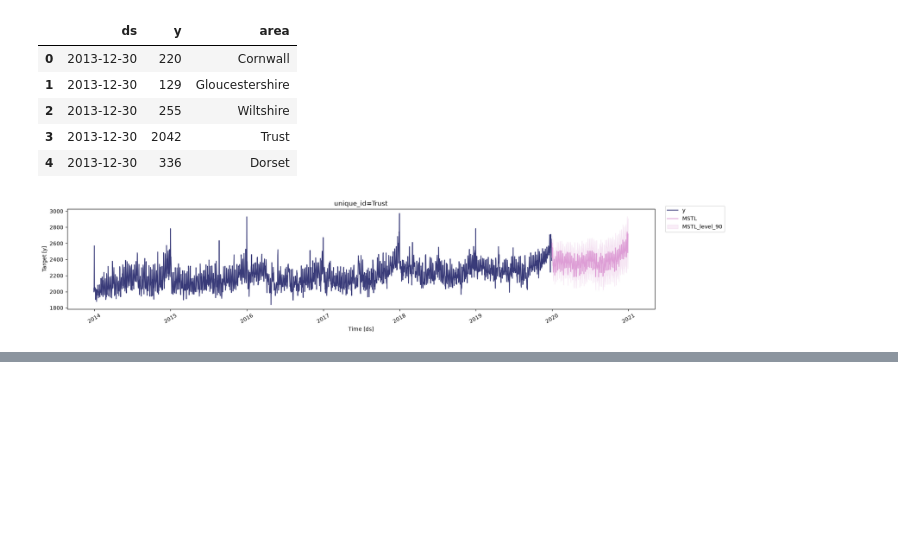
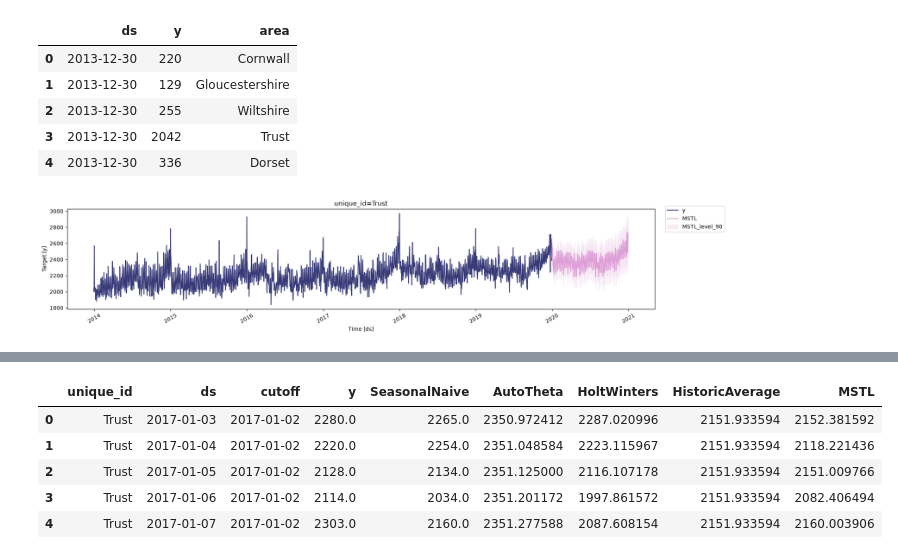
Before and after one commit to ambmodels/ambforecast-intern, a Jupyter notebook: statsforecast_ambulanceresponse.ipynb, the cells around one changed output, grey strips where cells are left out. Drawn from its saved outputs; the diff is of its cells as text; code cells hidden in the pictures; blank space fills up the shorter version.

```diff
--- a/statsforecast_ambulanceresponse.ipynb
+++ b/statsforecast_ambulanceresponse.ipynb
@@ -48,0 +88,17 @@ sf.plot(Trust,forecast_df, level=[90])
+# %%
+#cross validating the models
+cv_df = sf.cross_validation(
+    df = Trust,
+    h=365, #forecasts 365 days ahead
+    step_size=182, #moves the window 182 days ahead before each forecast
+    n_windows=5, #evaluates 7 windows
+)
+
+cv_df.head()
+# %% [output]
+|  | unique_id | ds | cutoff | y | SeasonalNaive | AutoTheta | HoltWinters | HistoricAverage | MSTL |
+| 0 | Trust | 2017-01-03 | 2017-01-02 | 2280.0 | 2265.0 | 2350.972412 | 2287.020996 | 2151.933594 | 2152.381592 |
+| 1 | Trust | 2017-01-04 | 2017-01-02 | 2220.0 | 2254.0 | 2351.048584 | 2223.115967 | 2151.933594 | 2118.221436 |
+| 2 | Trust | 2017-01-05 | 2017-01-02 | 2128.0 | 2134.0 | 2351.125000 | 2116.107178 | 2151.933594 | 2151.009766 |
+| 3 | Trust | 2017-01-06 | 2017-01-02 | 2114.0 | 2034.0 | 2351.201172 | 1997.861572 | 2151.933594 | 2082.406494 |
+| 4 | Trust | 2017-01-07 | 2017-01-02 | 2303.0 | 2160.0 | 2351.277588 | 2087.608154 | 2151.933594 | 2160.003906 |
```
Also changed, not shown: parts of 5 cells of this notebook.
